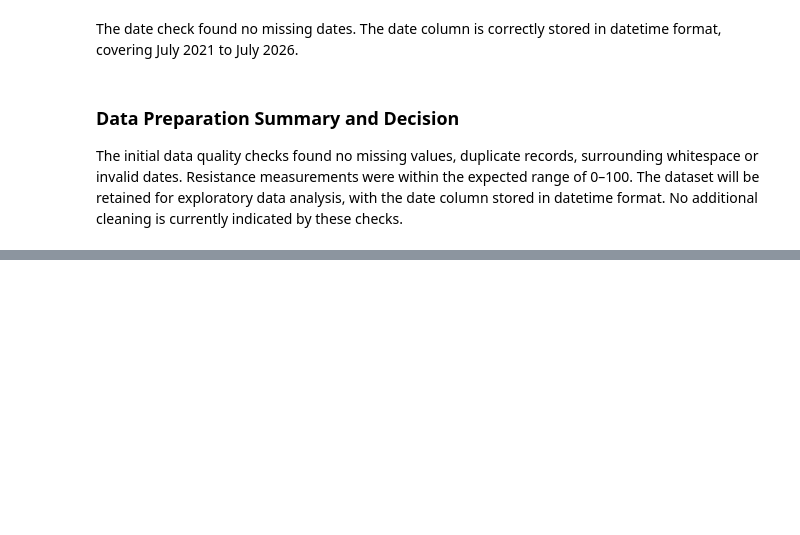
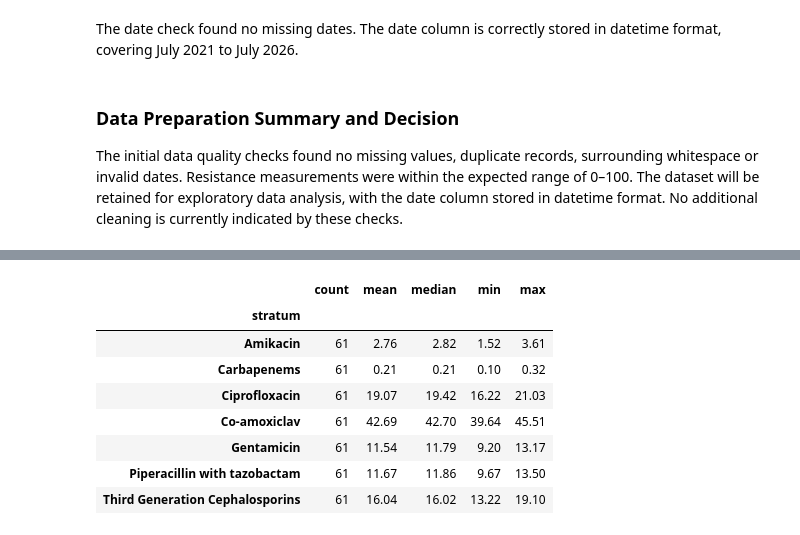
Before and after one commit to kavithasreesai30-del/antibiotic-resistance-assessment-3, a Jupyter notebook: notebooks/ethical_practice_data_analysis.ipynb, the cells around one changed output, grey strips where cells are left out. Cells and saved outputs as stored; diff of their text form; code cells hidden in the pictures; blank space fills up the shorter version.

```diff
--- a/notebooks/ethical_practice_data_analysis.ipynb
+++ b/notebooks/ethical_practice_data_analysis.ipynb
@@ -589,0 +608,18 @@ The initial data quality checks found no missing values, duplicate records, surr
+# %%
+# Calculate descriptive statistics for each antibiotic category
+antibiotic_summary = df.groupby("stratum")["metric_value"].agg(
+    ["count", "mean", "median", "min", "max"]
+).round(2)
+
+# Display the summary statistics
+display(antibiotic_summary)
+# %% [output]
+|  | count | mean | median | min | max |
+| stratum |  |  |  |  |  |
+| Amikacin | 61 | 2.76 | 2.82 | 1.52 | 3.61 |
+| Carbapenems | 61 | 0.21 | 0.21 | 0.10 | 0.32 |
+| Ciprofloxacin | 61 | 19.07 | 19.42 | 16.22 | 21.03 |
+| Co-amoxiclav | 61 | 42.69 | 42.70 | 39.64 | 45.51 |
+| Gentamicin | 61 | 11.54 | 11.79 | 9.20 | 13.17 |
+| Piperacillin with tazobactam | 61 | 11.67 | 11.86 | 9.67 | 13.50 |
+| Third Generation Cephalosporins | 61 | 16.04 | 16.02 | 13.22 | 19.10 |
```
Also changed, not shown: parts of 5 cells of this notebook.
